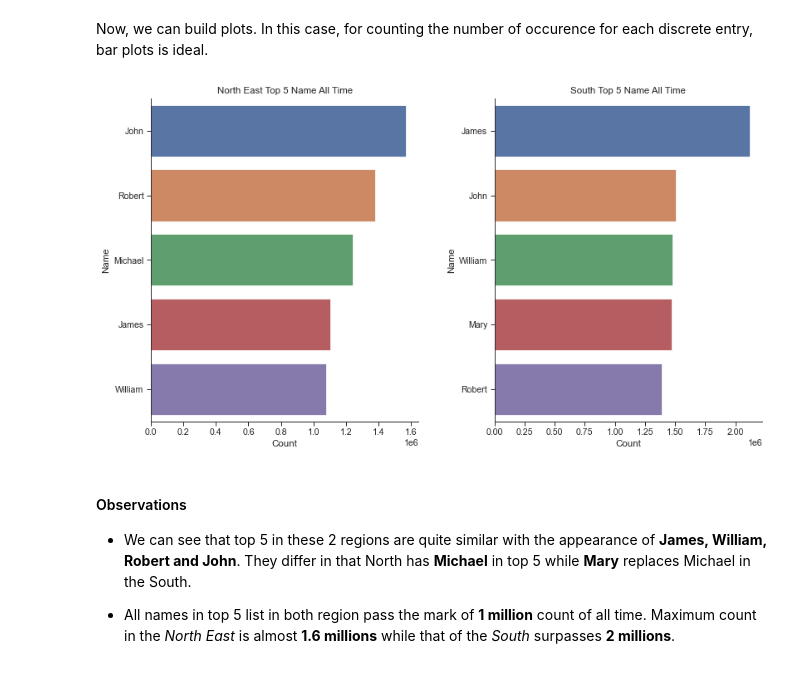
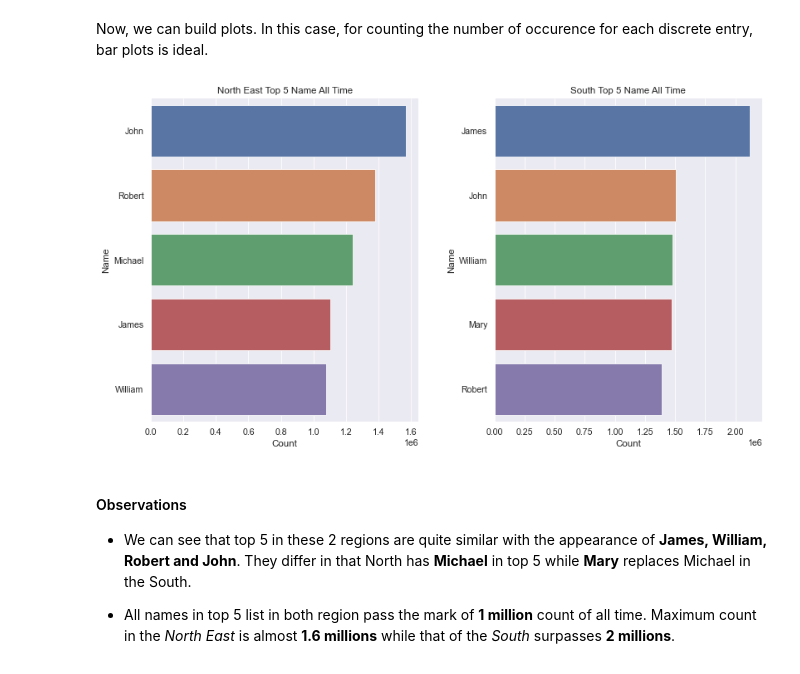
Before and after one commit to data301-2020-winter2/course-project-group_1039, a Jupyter notebook: analysis/Jamie/milestones2_EDA.ipynb, the cells around one changed output. Cells and saved outputs as stored; diff of their text form; code cells hidden in the pictures.

```diff
--- a/analysis/Jamie/milestones2_EDA.ipynb
+++ b/analysis/Jamie/milestones2_EDA.ipynb
@@ -168,33 +168,33 @@ top5_s,low5_s = s_name.tail().reset_index(drop=True).sort_index(ascending=False)
 Now, we can build plots. In this case, for counting the number of occurence for each discrete entry, bar plots is ideal.
 # %%
 # Check similarity between 2 regions
-sns.set_theme(context="paper", style="ticks",  font_scale=1.2)
+sns.set_theme(context="paper", style="darkgrid",  font_scale=1.2, )
 
 
 fig, ax = plt.subplots(nrows=1, ncols=2, figsize=(12,7))
 # North graph
 north = sns.barplot(y="Name",
             x="Count",
             data=top5_n,
             order=top5_n["Name"],
             ax=ax[0]
             )
 north.set_title("North East Top 5 Name All Time")
 
 # South graph
 south = sns.barplot(y="Name",
             x="Count",
             data=top5_s,
             order=top5_s["Name"],
             ax=ax[1])
 south.set_title("South Top 5 Name All Time")
 
 # Show plot
 sns.despine()
 fig.tight_layout(pad=3.0)
 plt.show()
 # %% [output]
-[figure, old version]
+[figure, new version]
 # %% [markdown]
 #### Observations
 
```
Also changed, not shown: parts of 13 cells of this notebook.
